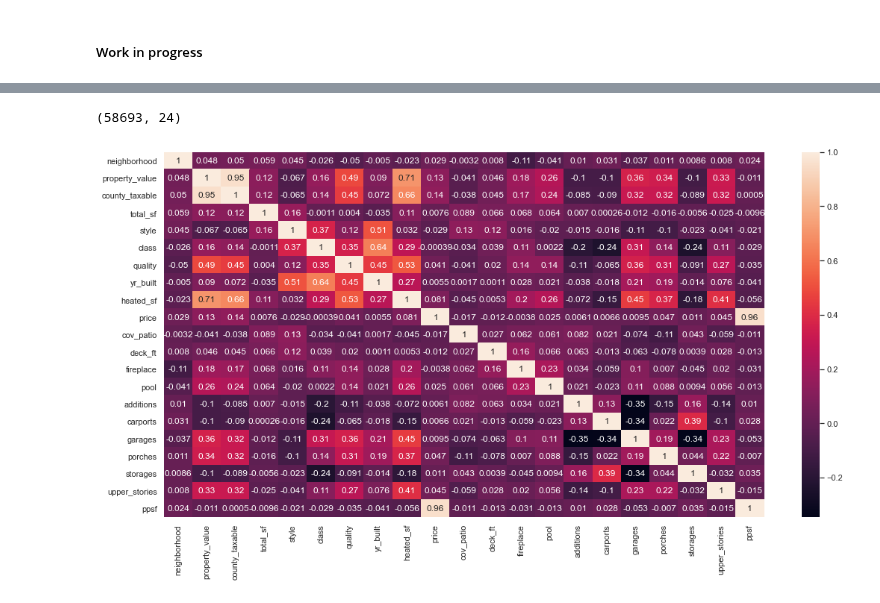
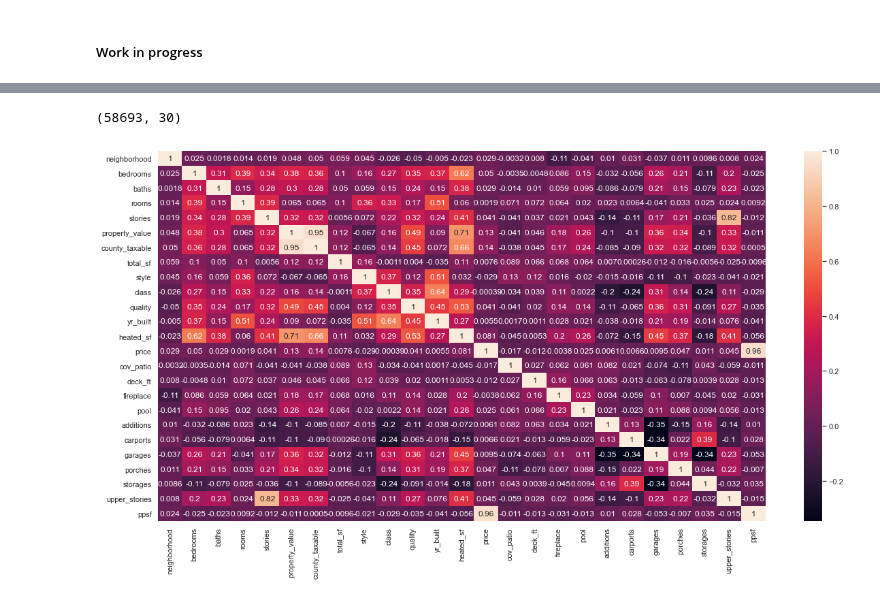
Before and after one commit to WillRobinson152/DS_Assingments, a Jupyter notebook: Jax Housing Analysis/4.EDA.ipynb, the cells around one changed output, grey strips where cells are left out. Drawn from its saved outputs; the diff is of its cells as text; code cells hidden in the pictures.

```diff
--- a/Jax Housing Analysis/4.EDA.ipynb
+++ b/Jax Housing Analysis/4.EDA.ipynb
@@ -52,15 +53,15 @@ Index(['RE', 'mailing_address', 'mailing_city', 'mailing_state',
        'upper_story_area', 'upper_story_effec', 'upper_story_heated', 'ppsf'],
       dtype='object')
 # %%
-reduced = df[['subdivision','neighborhood',
+reduced = df[['subdivision','neighborhood','mailing_address', 'mailing_state', 'bedrooms','baths','rooms','stories',
              'property_value','county_taxable','total_sf','type_descr','style','class','quality',
              'yr_built','heated_sf','sale_date','price','cov_patio','deck_ft','fireplace',
              'pool','additions','carports','garages','porches','storages','upper_stories','ppsf']]
 reduced.shape
 # %% [output]
-(58693, 24)
+(58693, 30)
 # %%
-plt.figure(figsize=(18,9))
+plt.figure(figsize=(20,10))
 im = sns.heatmap(reduced.corr(), annot=True)
 # %% [output]
-[figure, old version]
+[figure, new version]
```
Also changed, not shown: parts of 3 cells of this notebook.
